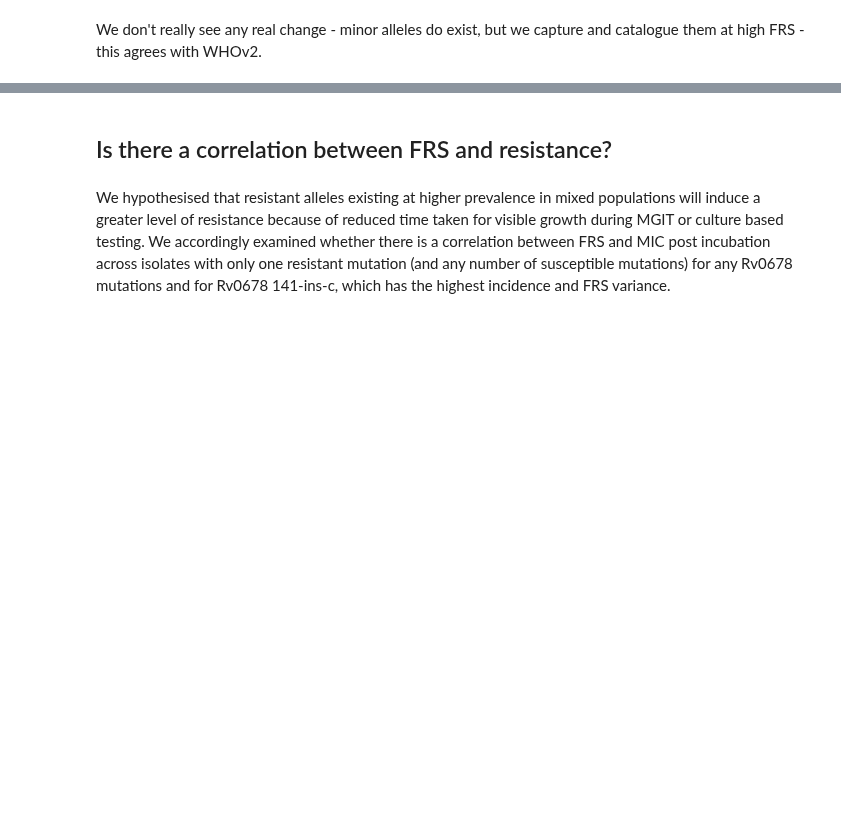
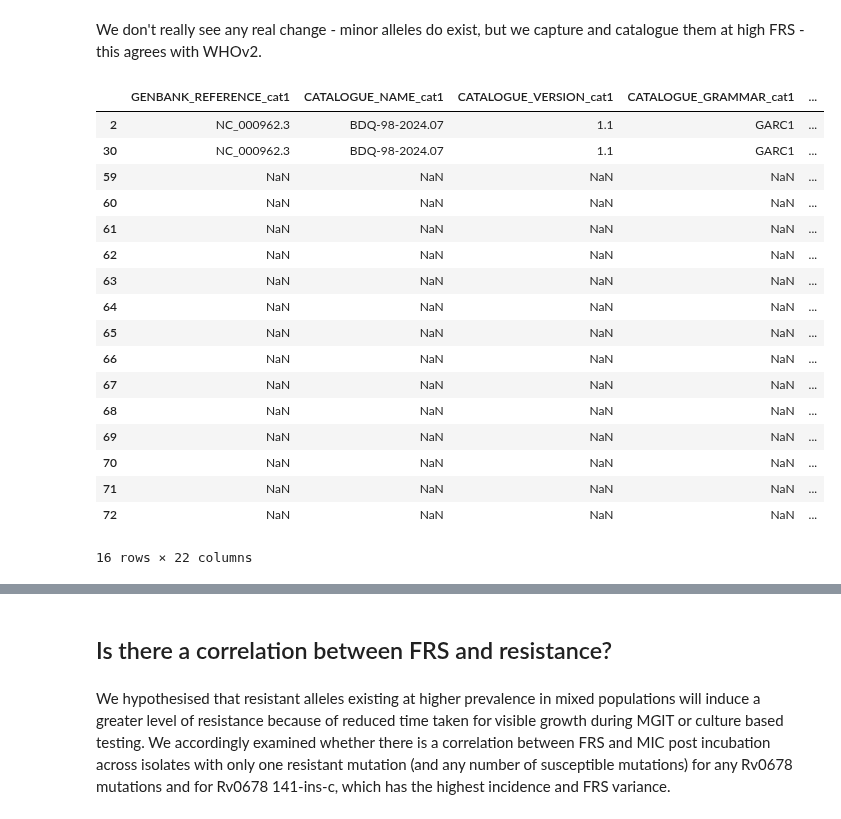
Before and after one commit to fowler-lab/tb-bdq-cat, a Jupyter notebook: Results_1.ipynb, the cells around one changed output, grey strips where cells are left out. Saved outputs shown, nothing was run; the diff lists cells and outputs as text; code cells hidden in the pictures; blank space fills up the shorter version.

```diff
--- a/Results_1.ipynb
+++ b/Results_1.ipynb
@@ -1040,2 +1059,30 @@ utils.FRS_vs_metric(data[['FRS', 'Sensitivity', 'Specificity']], cov=False)
 # %% [markdown]
 We don't really see any real change - minor alleles do exist, but we capture and catalogue them at high FRS - this agrees with WHOv2.
+# %%
+catalogue_99 =  BuildCatalogue(samples, cat_mutations, FRS=0.99, test='Binomial', tails='two', strict_unlock=True, background=0.1).build_piezo("NC_000962.3", catalogue_name, "1.1", "BDQ", piezo_wildcards)
+catalogue_01 =  BuildCatalogue(samples, cat_mutations, FRS=0.10, test='Binomial', tails='two', strict_unlock=True, background=0.1).build_piezo("NC_000962.3", catalogue_name, "1.1", "BDQ", piezo_wildcards)
+# %%
+# Identify differences
+merged = pd.merge(catalogue_99[catalogue_99.PREDICTION=='R'], catalogue_01[catalogue_01.PREDICTION=='R'], on='MUTATION', suffixes=('_cat1', '_cat2'), how='outer', indicator=True)
+
+differences = merged[merged['_merge'] != 'both']
+differences
+# %% [output]
+|  | GENBANK_REFERENCE_cat1 | CATALOGUE_NAME_cat1 | CATALOGUE_VERSION_cat1 | CATALOGUE_GRAMMAR_cat1 | ... |
+| 2 | NC_000962.3 | BDQ-98-2024.07 | 1.1 | GARC1 | ... |
+| 30 | NC_000962.3 | BDQ-98-2024.07 | 1.1 | GARC1 | ... |
+| 59 | NaN | NaN | NaN | NaN | ... |
+| 60 | NaN | NaN | NaN | NaN | ... |
+| 61 | NaN | NaN | NaN | NaN | ... |
+| 62 | NaN | NaN | NaN | NaN | ... |
+| 63 | NaN | NaN | NaN | NaN | ... |
+| 64 | NaN | NaN | NaN | NaN | ... |
+| 65 | NaN | NaN | NaN | NaN | ... |
+| 66 | NaN | NaN | NaN | NaN | ... |
+| 67 | NaN | NaN | NaN | NaN | ... |
+| 68 | NaN | NaN | NaN | NaN | ... |
+| 69 | NaN | NaN | NaN | NaN | ... |
+| 70 | NaN | NaN | NaN | NaN | ... |
+| 71 | NaN | NaN | NaN | NaN | ... |
+| 72 | NaN | NaN | NaN | NaN | ... |
+16 rows × 22 columns
```
Also changed, not shown: parts of 13 cells of this notebook.
